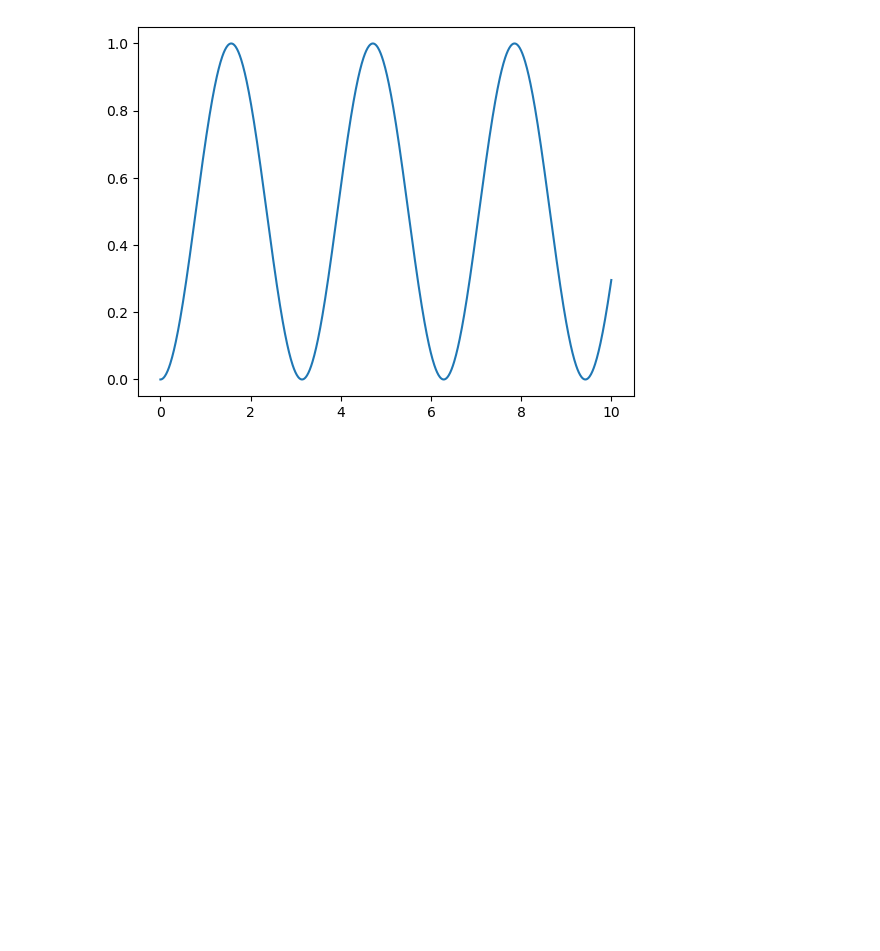
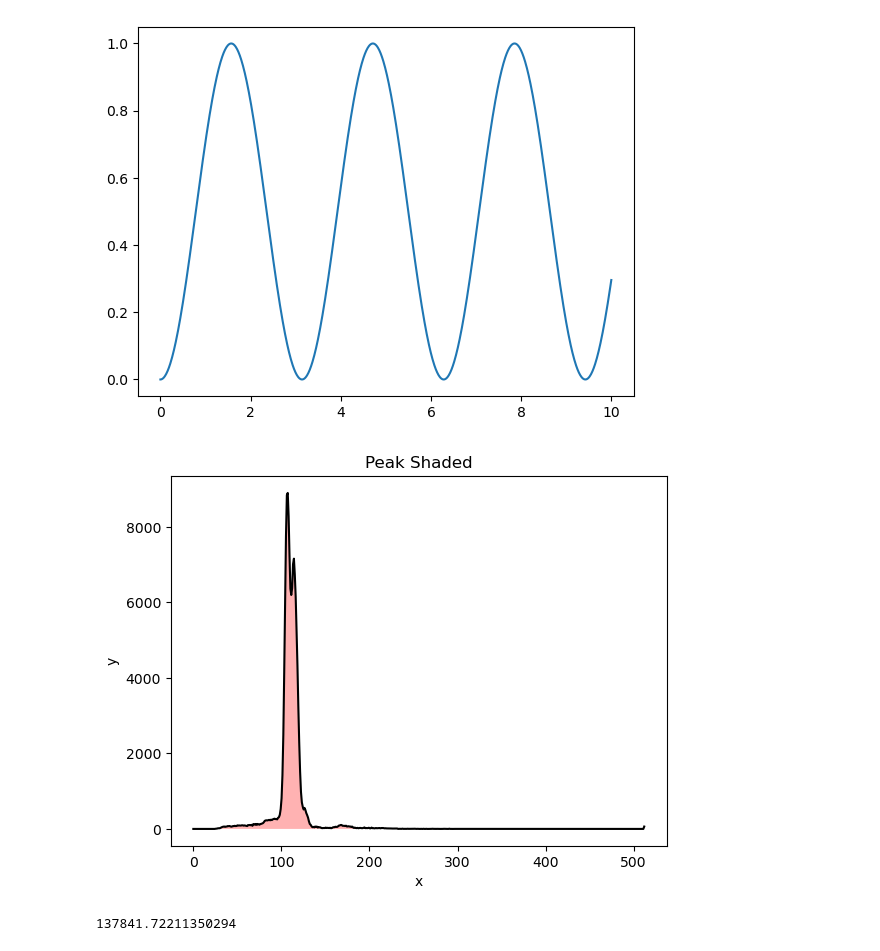
Before and after one commit to declan-healy/XRF, a Jupyter notebook: A2.ipynb, the cells around one changed output. Drawn from its saved outputs; the diff is of its cells as text; code cells hidden in the pictures; blank space fills up the shorter version.

```diff
--- a/A2.ipynb
+++ b/A2.ipynb
@@ -120,3 +120,35 @@ plt.show()
 # %% [output]
 2.3858856552423573
 [figure]
+# %%
+import matplotlib.pyplot as plt
+import numpy as np
+
+#function to find peak area
+def peak_area(x_values, y_values):
+    return sp.integrate.trapz(y_values, x_values)
+
+def shade_peak(x, y, peak_xmin, peak_xmax, ax=None):
+    """
+    Shade the area under the curve between peak_xmin and peak_xmax.
+    """
+    if ax is None:
+        ax = plt.gca()
+
+    mask = (x >= peak_xmin) & (x <= peak_xmax)
+    x_masked = np.ma.masked_where(~mask, x)
+    y_masked = np.ma.masked_where(~mask, y)
+
+    ax.fill_between(x_masked, 0, y_masked, alpha=0.3, edgecolor=None, facecolor='red')
+    ax.plot(x, y, 'k-')
+    ax.set_xlabel('x')
+    ax.set_ylabel('y')
+    ax.set_title('Peak Shaded')
+    plt.show()
+x= np.linspace(0, len(raw_data.iloc[:,7]), len(raw_data.iloc[:,7]))
+shade_peak(x,raw_data.iloc[:,7], 0, 500)
+peak_area = peak_area(x,raw_data.iloc[:,7])
+print(peak_area)
+# %% [output]
+[figure, added]
+137841.72211350294
```
Also changed, not shown: parts of 3 cells of this notebook.
